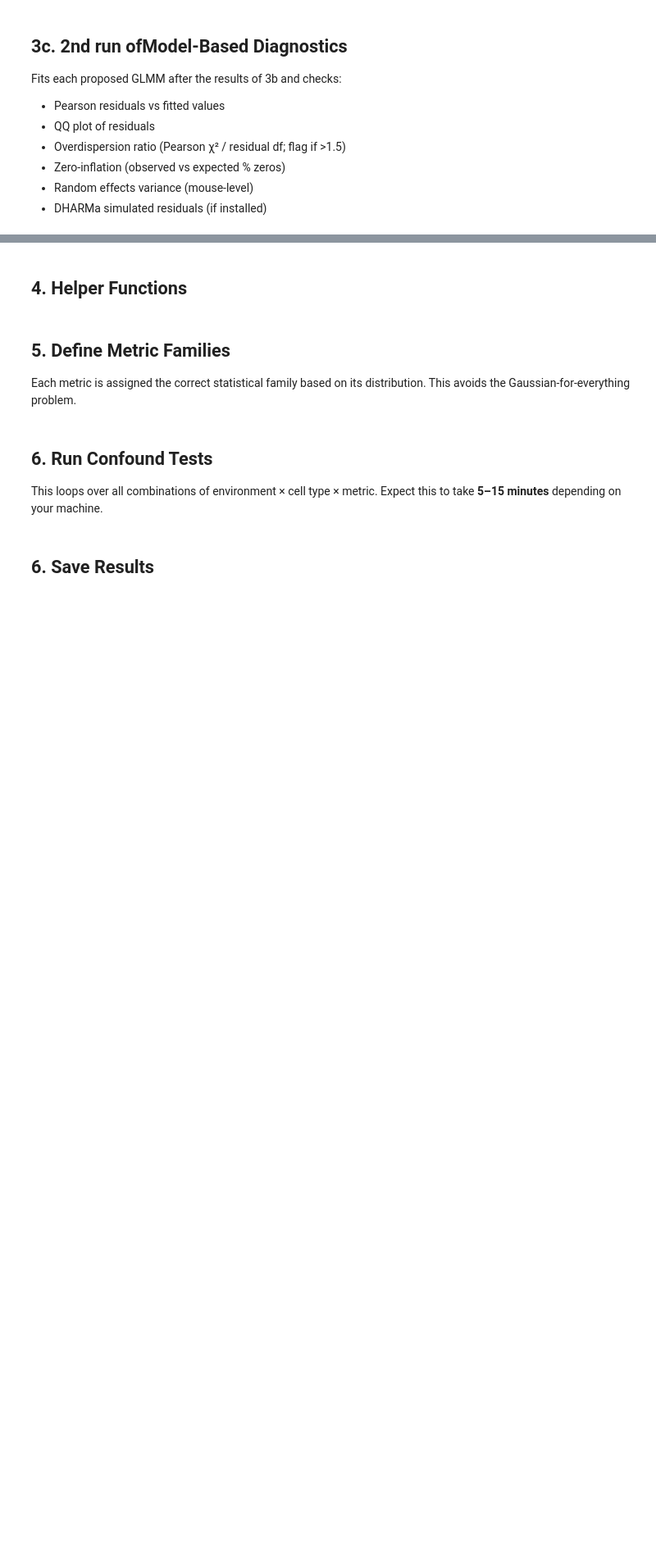
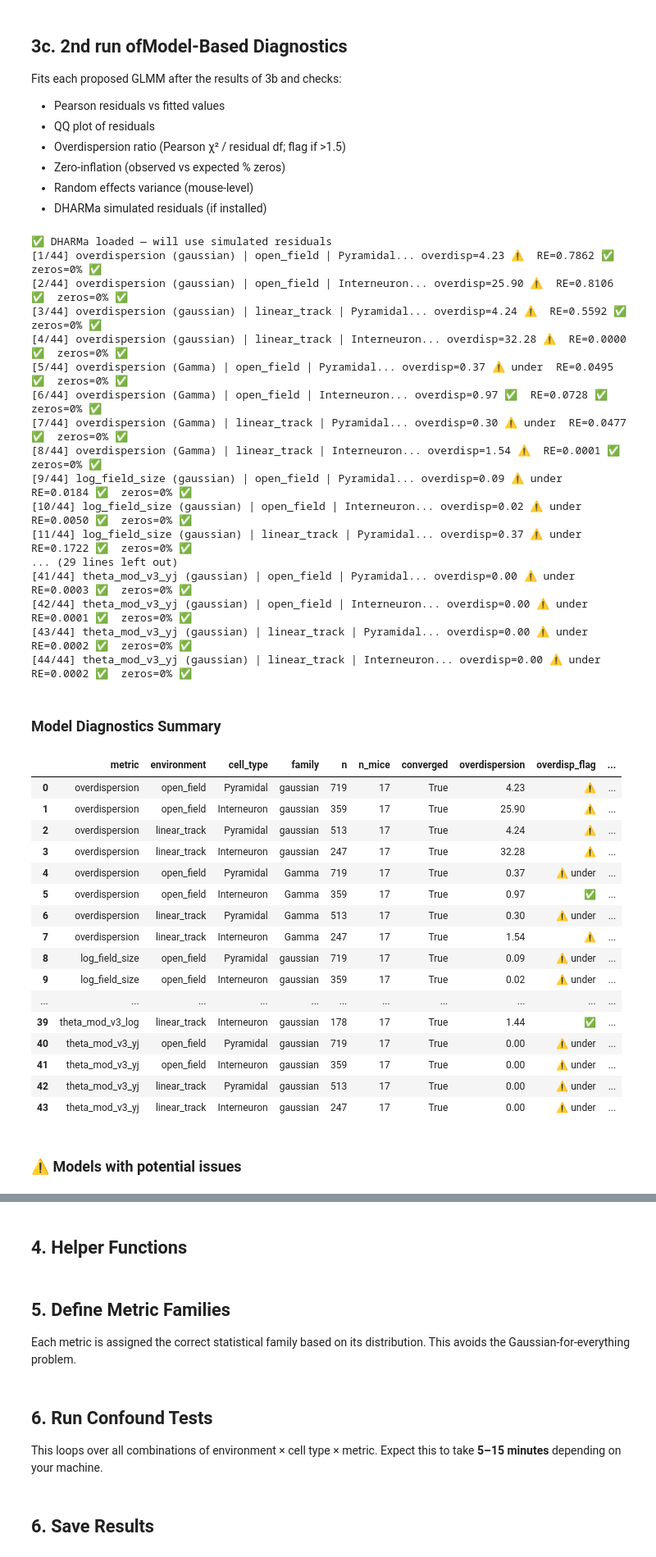
Before and after one commit to lkatsouri/NLGF_ephys_AXONA_data, a Jupyter notebook: ephys_confound_testing_glmm.ipynb, the cells around one changed output, grey strips where cells are left out. Shown at 82% size. Drawn from its saved outputs; the diff is of its cells as text; code cells hidden in the pictures; blank space fills up the shorter version.

```diff
--- a/ephys_confound_testing_glmm.ipynb
+++ b/ephys_confound_testing_glmm.ipynb
@@ -764,6 +896,10 @@ SPECS_TO_CHECK = [
     ('field_size',                    'gaussian',  'identity', 'linear_track'),
     ('spatial_sparsity',              'gaussian',  'identity',    None),
     ('spatial_sparsity',              'beta',  'logit',    None),
+    ('theta_mod_v3',                   'gaussian', 'identity', None),  # raw
+    ('theta_mod_v3_shifted',           'Gamma',    'log',      None),  # raw with shift +0.20
+    ('theta_mod_v3_log',               'gaussian', 'identity', None),  # shifted log
+    ('theta_mod_v3_yj',                'gaussian', 'identity', None),  # Yeo-Johnson
 ]
 
 FAMILY_R_MAP = {
@@ -1060,30 +1196,67 @@ display(df_model_diag[available].style.format({
 }))
 
 # Flag problematic models
 problems = df_model_diag[
     (df_model_diag.get('overdisp_flag', '') == '⚠️') |
     (df_model_diag.get('RE_flag', '') == '⚠️ boundary') |
     (df_model_diag.get('zi_flag', '') == '⚠️') |
     (df_model_diag.get('converged', True) == False)
 ]
 if len(problems) > 0:
     display(HTML("<h3>⚠️ Models with potential issues</h3>"))
     display(problems[available])
 else:
     print("\n✅ All models passed basic diagnostics.")
 
 # Save
 diag_path = os.path.join(OUTPUT_DIR, "3c.model_diagnostics_summary_retest.csv")
 df_model_diag.to_csv(diag_path, index=False)
 diag_path = os.path.join(OUTPUT_DIR, "3c.model_diagnostics_summary_retest.jpg")
 print(f"\n✅ Model diagnostics saved to: {diag_path}")
 print(f"✅ Residual plots saved to:    {pdf_model}")
 
 best = (df_model_diag
         .loc[df_model_diag['converged'] == True]
         .sort_values('AIC')
         .groupby(['metric', 'environment', 'cell_type'], as_index=False)
         .first())
 
 display(best[['metric', 'environment', 'cell_type', 'family',
               'AIC', 'BIC', 'overdispersion', 'overdisp_flag', 'RE_flag']])
+# %% [output]
+✅ DHARMa loaded — will use simulated residuals
+[1/44] overdispersion (gaussian) | open_field | Pyramidal... overdisp=4.23 ⚠️  RE=0.7862 ✅  zeros=0% ✅
+[2/44] overdispersion (gaussian) | open_field | Interneuron... overdisp=25.90 ⚠️  RE=0.8106 ✅  zeros=0% ✅
+[3/44] overdispersion (gaussian) | linear_track | Pyramidal... overdisp=4.24 ⚠️  RE=0.5592 ✅  zeros=0% ✅
+[4/44] overdispersion (gaussian) | linear_track | Interneuron... overdisp=32.28 ⚠️  RE=0.0000 ✅  zeros=0% ✅
+[5/44] overdispersion (Gamma) | open_field | Pyramidal... overdisp=0.37 ⚠️ under  RE=0.0495 ✅  zeros=0% ✅
+[6/44] overdispersion (Gamma) | open_field | Interneuron... overdisp=0.97 ✅  RE=0.0728 ✅  zeros=0% ✅
+[7/44] overdispersion (Gamma) | linear_track | Pyramidal... overdisp=0.30 ⚠️ under  RE=0.0477 ✅  zeros=0% ✅
+[8/44] overdispersion (Gamma) | linear_track | Interneuron... overdisp=1.54 ⚠️  RE=0.0001 ✅  zeros=0% ✅
+[9/44] log_field_size (gaussian) | open_field | Pyramidal... overdisp=0.09 ⚠️ under  RE=0.0184 ✅  zeros=0% ✅
+[10/44] log_field_size (gaussian) | open_field | Interneuron... overdisp=0.02 ⚠️ under  RE=0.0050 ✅  zeros=0% ✅
+[11/44] log_field_size (gaussian) | linear_track | Pyramidal... overdisp=0.37 ⚠️ under  RE=0.1722 ✅  zeros=0% ✅
+... (29 lines left out)
+[41/44] theta_mod_v3_yj (gaussian) | open_field | Pyramidal... overdisp=0.00 ⚠️ under  RE=0.0003 ✅  zeros=0% ✅
+[42/44] theta_mod_v3_yj (gaussian) | open_field | Interneuron... overdisp=0.00 ⚠️ under  RE=0.0001 ✅  zeros=0% ✅
+[43/44] theta_mod_v3_yj (gaussian) | linear_track | Pyramidal... overdisp=0.00 ⚠️ under  RE=0.0002 ✅  zeros=0% ✅
+[44/44] theta_mod_v3_yj (gaussian) | linear_track | Interneuron... overdisp=0.00 ⚠️ under  RE=0.0002 ✅  zeros=0% ✅
+Model Diagnostics Summary
+|  | metric | environment | cell_type | family | n | n_mice | converged | overdispersion | overdisp_flag | ... |
+| 0 | overdispersion | open_field | Pyramidal | gaussian | 719 | 17 | True | 4.23 | ⚠️ | ... |
+| 1 | overdispersion | open_field | Interneuron | gaussian | 359 | 17 | True | 25.90 | ⚠️ | ... |
+| 2 | overdispersion | linear_track | Pyramidal | gaussian | 513 | 17 | True | 4.24 | ⚠️ | ... |
+| 3 | overdispersion | linear_track | Interneuron | gaussian | 247 | 17 | True | 32.28 | ⚠️ | ... |
+| 4 | overdispersion | open_field | Pyramidal | Gamma | 719 | 17 | True | 0.37 | ⚠️ under | ... |
+| 5 | overdispersion | open_field | Interneuron | Gamma | 359 | 17 | True | 0.97 | ✅ | ... |
+| 6 | overdispersion | linear_track | Pyramidal | Gamma | 513 | 17 | True | 0.30 | ⚠️ under | ... |
+| 7 | overdispersion | linear_track | Interneuron | Gamma | 247 | 17 | True | 1.54 | ⚠️ | ... |
+| 8 | log_field_size | open_field | Pyramidal | gaussian | 719 | 17 | True | 0.09 | ⚠️ under | ... |
+| 9 | log_field_size | open_field | Interneuron | gaussian | 359 | 17 | True | 0.02 | ⚠️ under | ... |
+| ... | ... | ... | ... | ... | ... | ... | ... | ... | ... | ... |
+| 39 | theta_mod_v3_log | linear_track | Interneuron | gaussian | 178 | 17 | True | 1.44 | ✅ | ... |
+| 40 | theta_mod_v3_yj | open_field | Pyramidal | gaussian | 719 | 17 | True | 0.00 | ⚠️ under | ... |
+| 41 | theta_mod_v3_yj | open_field | Interneuron | gaussian | 359 | 17 | True | 0.00 | ⚠️ under | ... |
+| 42 | theta_mod_v3_yj | linear_track | Pyramidal | gaussian | 513 | 17 | True | 0.00 | ⚠️ under | ... |
+| 43 | theta_mod_v3_yj | linear_track | Interneuron | gaussian | 247 | 17 | True | 0.00 | ⚠️ under | ... |
+⚠️ Models with potential issues
```
Also changed, not shown: parts of 6 cells of this notebook, 2 other files.
